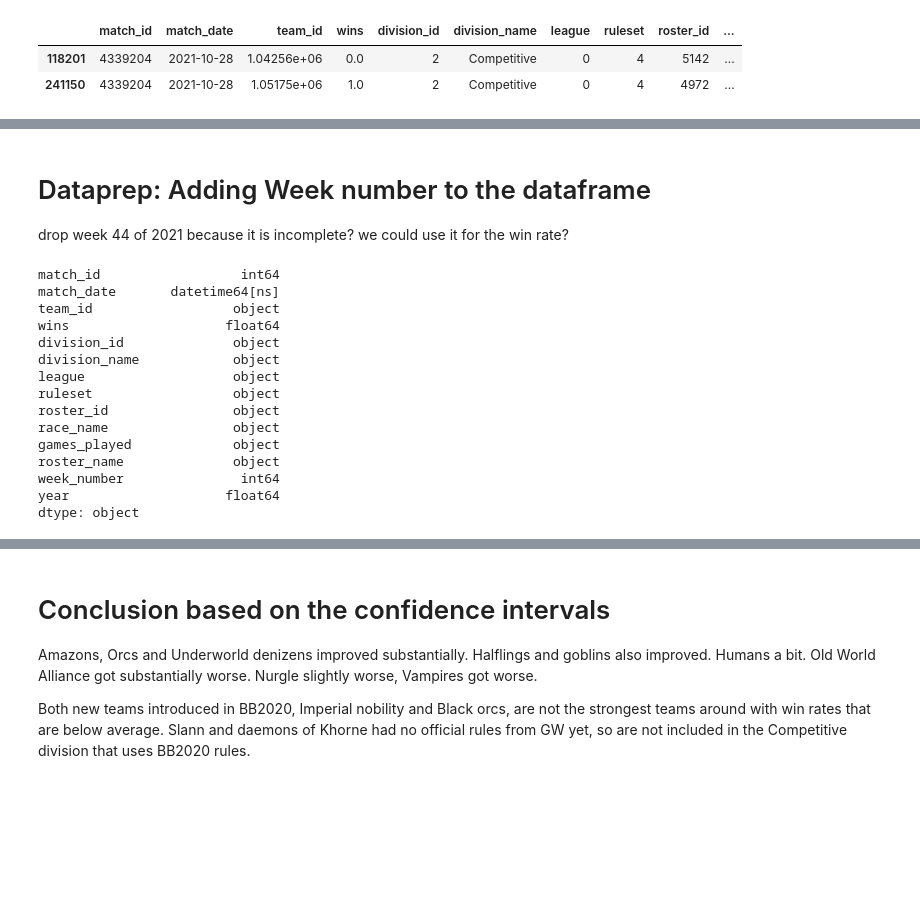
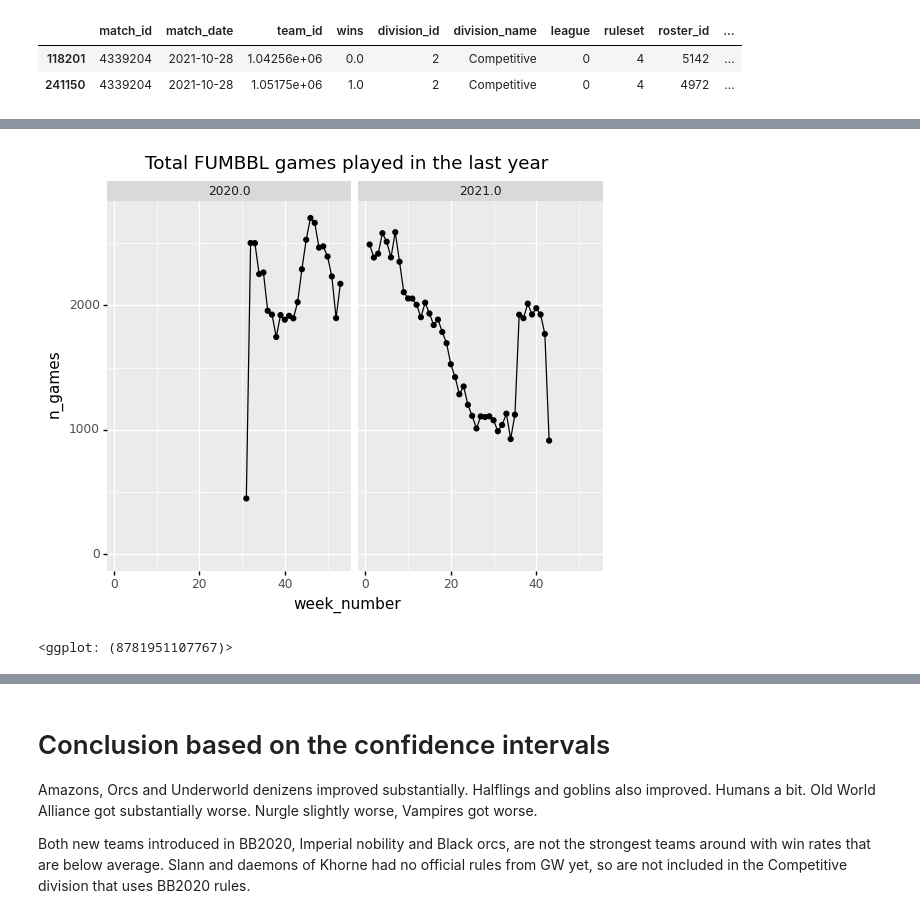
Before and after one commit to gsverhoeven/hugo_source, a Jupyter notebook: content/post/fumbbl_blogpost_src/fumbbl_bb2020.ipynb, the cells around one changed output, grey strips where cells are left out. Saved outputs shown, nothing was run; the diff lists cells and outputs as text; code cells hidden in the pictures; blank space fills up the shorter version.

```diff
--- a/content/post/fumbbl_blogpost_src/fumbbl_bb2020.ipynb
+++ b/content/post/fumbbl_blogpost_src/fumbbl_bb2020.ipynb
@@ -680,10 +492,9 @@ df_wins.shape
 # %%
-df_wins2 = pd.merge(df_wins.drop('race_name', 1), df_teams, on='team_id', how='left')
+df_wins = pd.merge(df_wins.drop('race_name', 1), df_teams, on='team_id', how='left')
 
-df_wins2['roster_name'] = df_wins2['roster_id'].astype(str) + '_' + df_wins2['race_name']
-# subset on BB2020 matches
-#df_wins2 = df_wins2.query('ruleset == 4')
-df_wins2.query("match_id == 4339204")
+df_wins['roster_name'] = df_wins['roster_id'].astype(str) + '_' + df_wins['race_name']
+
+df_wins.query("match_id == 4339204")
 # %% [output]
 |  | match_id | match_date | team_id | wins | division_id | division_name | league | ruleset | roster_id | ... |
 | 118201 | 4339204 | 2021-10-28 | 1.04256e+06 | 0.0 | 2 | Competitive | 0 | 4 | 5142 | ... |
@@ -695,14 +540,21 @@ df_wins2.match_id.max()
+# %%
+# Splitting out a few particular leagues
+df_wins.loc[(df_wins['league'] == 9298), 'division_name'] = 'NAF'
+df_wins.loc[(df_wins['league'] == 0) & (df_wins['ruleset'] == 6), 'division_name'] = 'Regular_league'
+df_wins.loc[(df_wins['league'] == 10263), 'division_name'] = 'Secret League'
+df_wins.loc[(df_wins['league'] == 10455), 'division_name'] = 'CIBBL'
+
+df_wins['ruleset_name'] = 'bb2016'
+df_wins['ruleset_name'] = 'bb2016'
+df_wins.loc[df_wins['division_name'] == 'Competitive', 'ruleset_name'] = 'bb2020'
+df_wins.loc[df_wins['division_name'] == 'NAF', 'ruleset_name'] = 'mixed'
 # %%
-# write all rosters and rulesets with match counts to Excel file
-
-res = (df_wins2
-    .groupby(['race_name', 'roster_id', 'roster_name', 'ruleset'])
+res = (df_wins
+    .groupby(['week_number', 'year'])
     .agg(
-        perc_win = ('wins', "mean"),
+        #perc_win = ('wins', "mean"),
         n_games = ('race_name', "count")
     )
-    .reset_index()) # this adds the group by variable (now index) as a column
+    .reset_index()) # this adds the group by variables (now index) as a column
 
-res
-
-res.to_excel("codelist.xlsx")
+res['n_games'] = res['n_games']/2
@@ -726,34 +560,0 @@ Lets aggregate the data first by ruleset and week, and after that further distin
-# %% [markdown]
-# Dataprep: Adding Week number to the dataframe
-
-drop week 44 of 2021 because it is incomplete? we could use it for the win rate?
-# %%
-df_wins2['week_number'] = df_wins2['match_date'].dt.isocalendar().week
-#df_wins2['week_number'] = df_wins2['week_number'].astype('Int64')
-df_wins2['week_number'] = df_wins2['week_number'].fillna(0).astype(np.int64)
-
-df_wins2
-# cannot convert to np int64 becaues of missing values
-# cannot convert to 'int64'-dtype NumPy array with missing values. Specify an appropriate 'na_value' for this dtype.
-df_wins2['year'] = pd.DatetimeIndex(df_wins2['match_date']).year
-
-# fix week 53 weeks jan 2021
-df_wins2.loc[(df_wins2['year'] == 2021) & (df_wins2['week_number'] == 53), 'year'] = 2020
-
-df_wins2.dtypes
-# %% [output]
-match_id                  int64
-match_date       datetime64[ns]
-team_id                  object
-wins                    float64
-division_id              object
-division_name            object
-league                   object
-ruleset                  object
-roster_id                object
-race_name                object
-games_played             object
-roster_name              object
-week_number               int64
-year                    float64
-dtype: object
@@ -770,0 +561,12 @@ df_wins2.loc[df_wins2['division_name'] == 'NAF', 'ruleset_name'] = 'mixed'
+# %%
+(p9.ggplot(data = res, mapping = p9.aes(x = 'week_number', y = 'n_games'))
+    + p9.geom_point()
+    + p9.geom_line()
+    + p9.expand_limits(y=[0,2000])
+    + p9.facet_wrap('year')
+    + p9.ggtitle("Total FUMBBL games played in the last year"))
+
+    # yes we exactly reproduce the counts from FUMBBL 30 week plot
+# %% [output]
+[figure, added]
+<ggplot: (8781951107767)>
```
Also changed, not shown: parts of 76 cells of this notebook.
